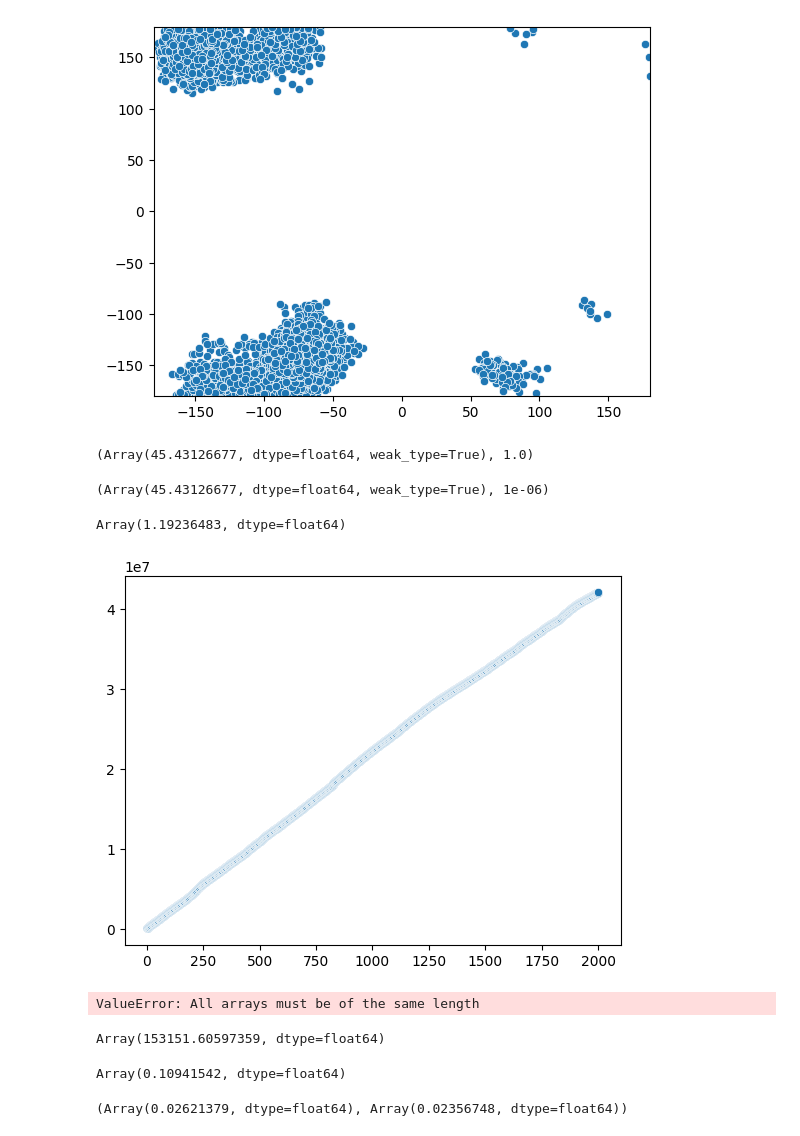
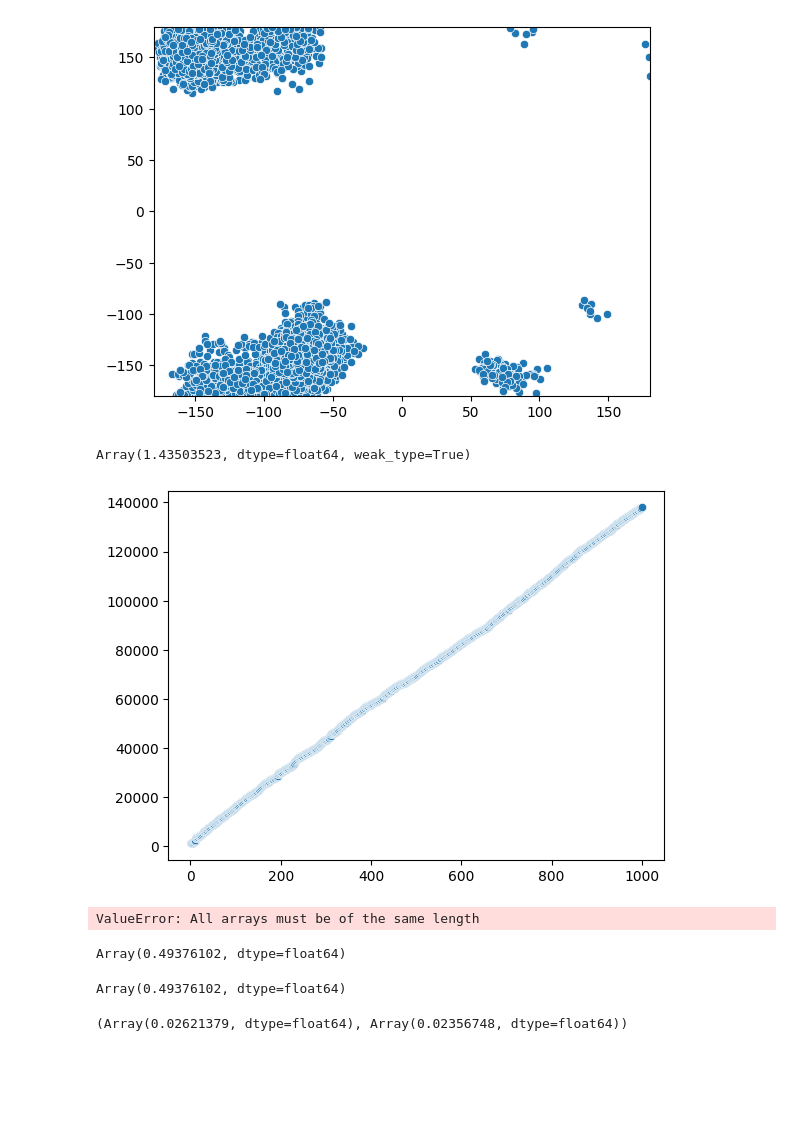
Before and after one commit to reubenharry/jax-md, a Jupyter notebook: notebooks/ad_mclmc.ipynb, the cells around one changed output. Drawn from its saved outputs; the diff is of its cells as text; code cells hidden in the pictures; blank space fills up the shorter version.

```diff
--- a/notebooks/ad_mclmc.ipynb
+++ b/notebooks/ad_mclmc.ipynb
@@ -71,12 +79,12 @@ displacement_fn, shift_fn = space.periodic(box[0][0][0].item())
 
 # kg**{1/2}*m = (1000*Av*g/Av)**{1/2}*1e-10A = nnp.sqrt(1000*Av)*nnp.sqrt(g)*1e-10A
 
-eps_in_si = 3*scipy.constants.femto * nnp.sqrt(3 * 688 * scipy.constants.k * T)
+eps_in_si = 2*scipy.constants.femto * nnp.sqrt(3 * 688 * scipy.constants.k * T)
 si_to_gmol = nnp.sqrt(1000*scipy.constants.Avogadro)/scipy.constants.angstrom
 eps_val = eps_in_si * si_to_gmol
 
 target = MD(d = math.prod(pos.shape))
-sampler = Sampler(target, shift_fn=shift_fn, masses = jax.numpy.tile(mol.masses,3), frac_tune1=0.0, frac_tune2=0.0, frac_tune3=0.0, L = 10*eps_val,
+sampler = Sampler(target, shift_fn=shift_fn, masses = jax.numpy.tile(mol.masses,3), frac_tune1=0.0, frac_tune2=0.0, frac_tune3=0.0, L = 30*eps_val,
                   eps=eps_val)
 # %%
 eps_val
@@ -174,22 +185,15 @@ rama_plot([nnp.reshape(s, (1,688,3)) for s in samples[::100, :]])
 rama_plot([nnp.reshape(s, (1,688,3)) for s in samples[::10, :]])
 # %% [output]
 [figure]
-# %%
-L, eps
-# %% [output]
-(Array(45.43126677, dtype=float64, weak_type=True), 1.0)
-# %%
-L, eps
-# %% [output]
-(Array(45.43126677, dtype=float64, weak_type=True), 1e-06)
 # %%
 import seaborn as sns
 
-sns.scatterplot(x=nnp.linspace(1,2000, num=2000),y=energy[::10])
+sns.scatterplot(x=nnp.linspace(1,1000, num=1000),y=energy[::10])
 nnp.square((energy[1:] - energy[:-1])/math.prod(pos.shape)).mean()
+eps
 # %% [output]
-Array(1.19236483, dtype=float64)
+Array(1.43503523, dtype=float64, weak_type=True)
-[figure, old version]
+[figure, new version]
 # %%
 sns.scatterplot(x=nnp.linspace(1,1000, num=1000),y=energy[::10])
 # %% [output]
@@ -197,11 +201,11 @@ ValueError: All arrays must be of the same length
 # %%
 nnp.mean(nnp.square(energy[1:]-energy[:-1])/math.prod(pos.shape))
 # %% [output]
-Array(153151.60597359, dtype=float64)
+Array(0.49376102, dtype=float64)
 # %%
 (nnp.square(energy[1:]-energy[:-1])/math.prod(pos.shape)).mean()
 # %% [output]
-Array(0.10941542, dtype=float64)
+Array(0.49376102, dtype=float64)
 # %%
 L, eps
 # %% [output]
```
Also changed, not shown: parts of 16 cells of this notebook.
